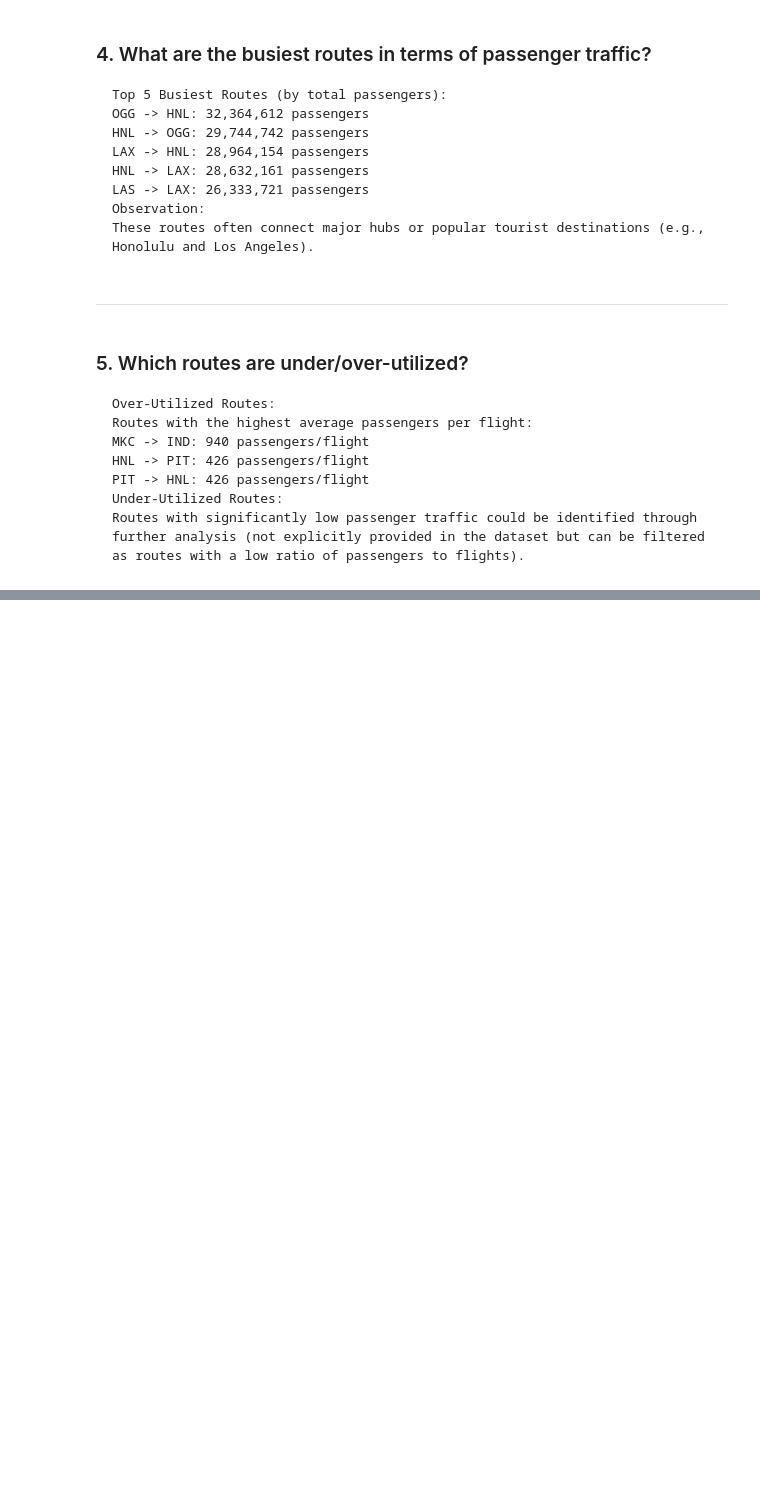
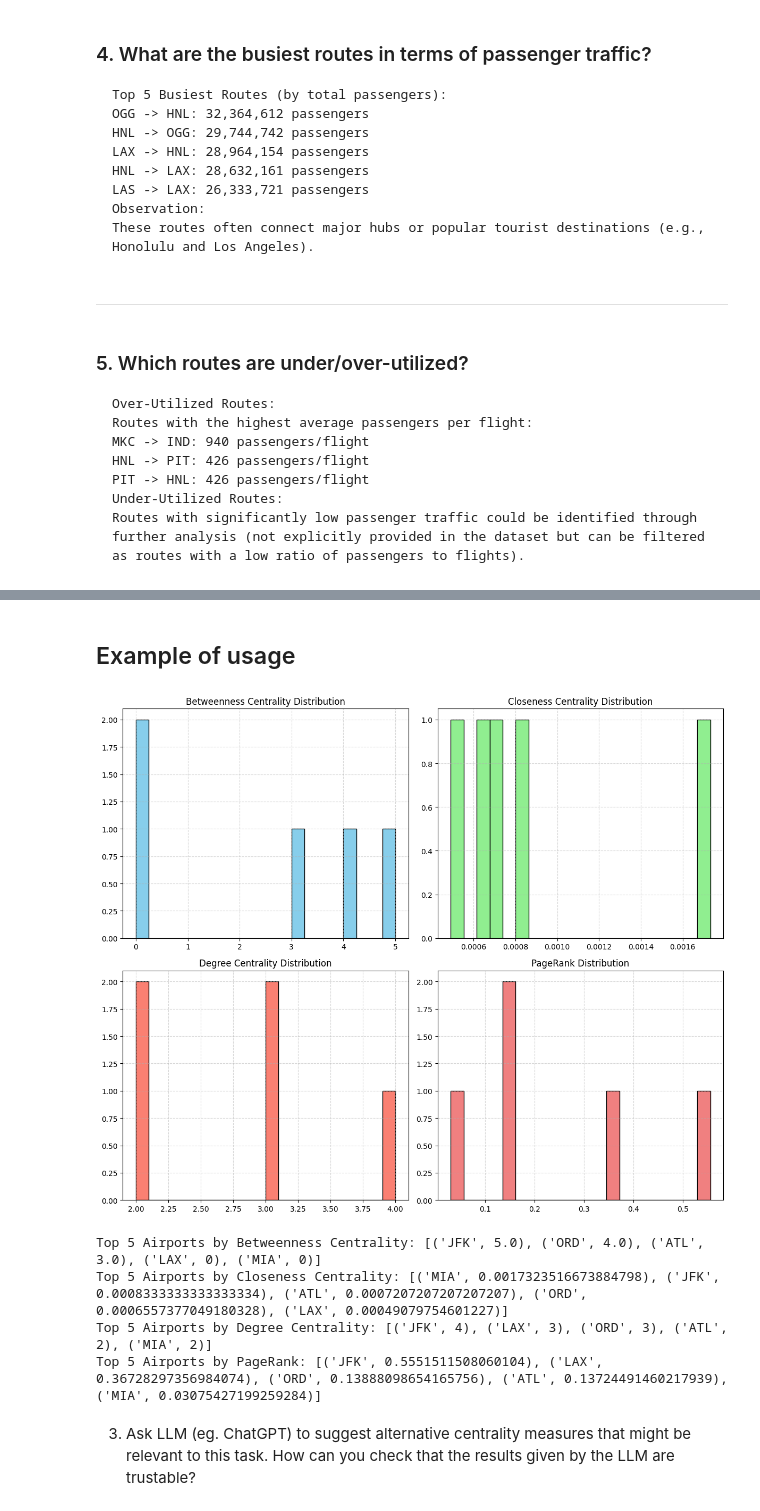
Before and after one commit to sezermzgl/ADM-HW5, a Jupyter notebook: main.ipynb, the cells around one changed output, grey strips where cells are left out. Drawn from its saved outputs; the diff is of its cells as text; code cells hidden in the pictures; blank space fills up the shorter version.

```diff
--- a/main.ipynb
+++ b/main.ipynb
@@ -197,0 +588,40 @@ Interactive map saved as 'flight_network_map.html'
+# %% [markdown]
+## Example of usage
+# %%
+# Sample flight network
+
+# Create a dataset representing an undirected flight network with distances
+data = {
+    "Origin_airport": ["JFK", "JFK", "LAX", "ORD", "ATL", "MIA", "MIA"],      # List of origin airports
+    "Destination_airport": ["LAX", "ORD", "ORD", "ATL", "JFK", "JFK", "LAX"], # Corresponding destinations
+    "Distance": [2500, 800, 2000, 700, 750, 2, 3]                             # Distances between the airports
+}
+
+# Convert the flight network data into a pandas DataFrame for easier manipulation
+flight_network = pd.DataFrame(data)
+
+# Compute and compare centralities
+# Use the "compare_centralities" function to calculate centrality measures for the flight network
+centrality_comparison = compare_centralities(flight_network)
+
+# Print the top 5 airports for each centrality measure
+
+# Display the top 5 airports by Betweenness Centrality
+print("Top 5 Airports by Betweenness Centrality:", centrality_comparison["top_5_betweenness"])
+
+# Display the top 5 airports by Closeness Centrality
+print("Top 5 Airports by Closeness Centrality:", centrality_comparison["top_5_closeness"])
+
+# Display the top 5 airports by Degree Centrality
+print("Top 5 Airports by Degree Centrality:", centrality_comparison["top_5_degree"])
+
+# Display the top 5 airports by PageRank
+print("Top 5 Airports by PageRank:", centrality_comparison["top_5_pagerank"])
+# %% [output]
+[figure, added]
+Top 5 Airports by Betweenness Centrality: [('JFK', 5.0), ('ORD', 4.0), ('ATL', 3.0), ('LAX', 0), ('MIA', 0)]
+Top 5 Airports by Closeness Centrality: [('MIA', 0.0017323516673884798), ('JFK', 0.0008333333333333334), ('ATL', 0.0007207207207207207), ('ORD', 0.0006557377049180328), ('LAX', 0.00049079754601227)]
+Top 5 Airports by Degree Centrality: [('JFK', 4), ('LAX', 3), ('ORD', 3), ('ATL', 2), ('MIA', 2)]
+Top 5 Airports by PageRank: [('JFK', 0.5551511508060104), ('LAX', 0.36728297356984074), ('ORD', 0.13888098654165756), ('ATL', 0.13724491460217939), ('MIA', 0.03075427199259284)]
+# %% [markdown]
+3) Ask LLM (eg. ChatGPT) to suggest alternative centrality measures that might be relevant to this task. How can you check that the results given by the LLM are trustable?
```
Also changed, not shown: parts of 24 cells of this notebook.
